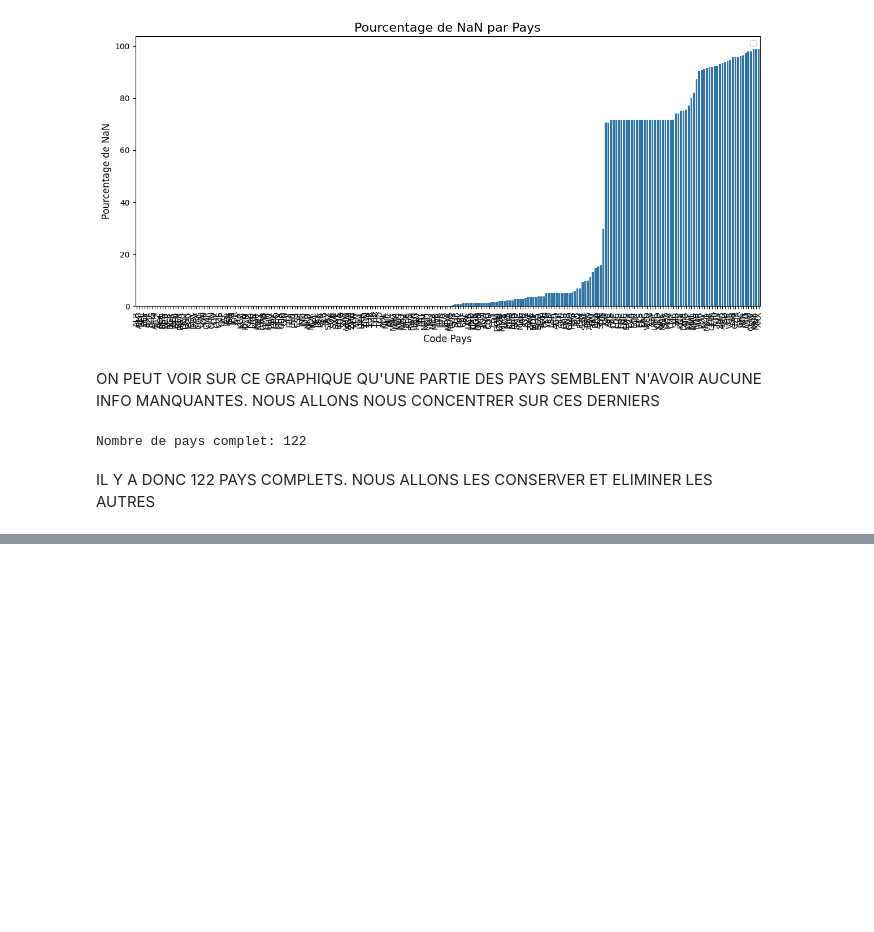
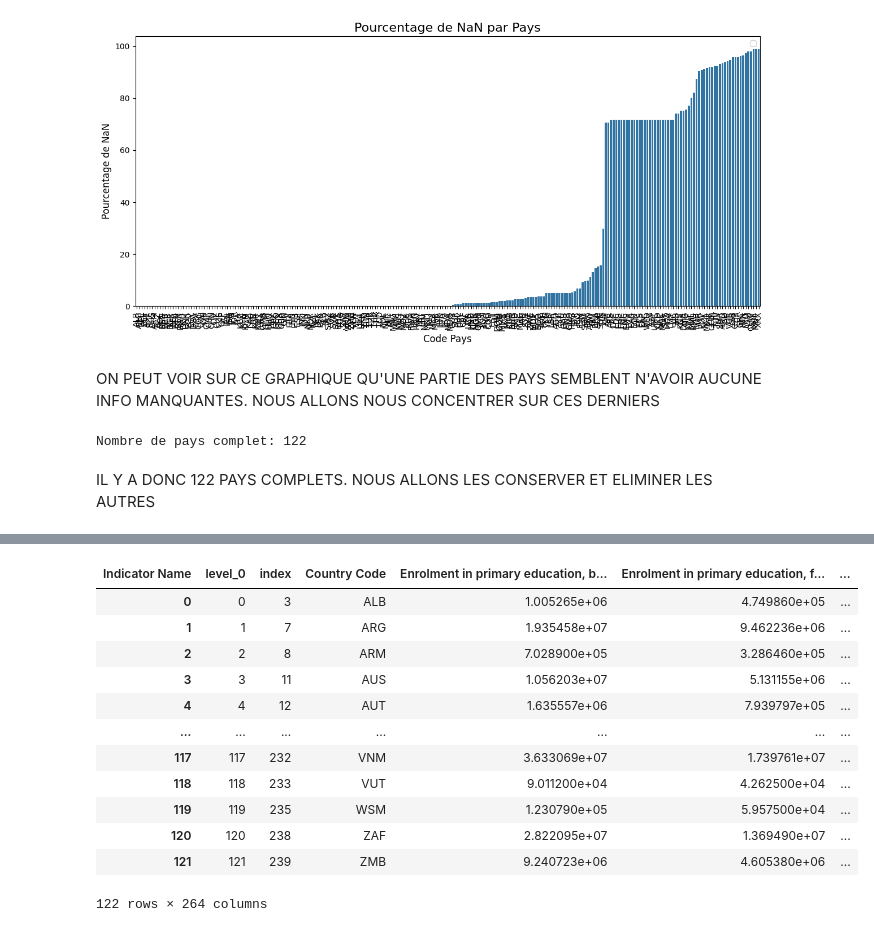
Before and after one commit to EP-portfolio/PROJET_2, a Jupyter notebook: JUPYTER.ipynb, the cells around one changed output, grey strips where cells are left out. Drawn from its saved outputs; the diff is of its cells as text; code cells hidden in the pictures; blank space fills up the shorter version.

```diff
--- a/JUPYTER.ipynb
+++ b/JUPYTER.ipynb
@@ -707,0 +715,17 @@ DF_pivot.head()
+# %%
+DF_pivot=DF_pivot.reset_index()
+DF_pivot
+# %% [output]
+| Indicator Name | level_0 | index | Country Code | Enrolment in primary education, b... | Enrolment in primary education, f... | ... |
+| 0 | 0 | 3 | ALB | 1.005265e+06 | 4.749860e+05 | ... |
+| 1 | 1 | 7 | ARG | 1.935458e+07 | 9.462236e+06 | ... |
+| 2 | 2 | 8 | ARM | 7.028900e+05 | 3.286460e+05 | ... |
+| 3 | 3 | 11 | AUS | 1.056203e+07 | 5.131155e+06 | ... |
+| 4 | 4 | 12 | AUT | 1.635557e+06 | 7.939797e+05 | ... |
+| ... | ... | ... | ... | ... | ... | ... |
+| 117 | 117 | 232 | VNM | 3.633069e+07 | 1.739761e+07 | ... |
+| 118 | 118 | 233 | VUT | 9.011200e+04 | 4.262500e+04 | ... |
+| 119 | 119 | 235 | WSM | 1.230790e+05 | 5.957500e+04 | ... |
+| 120 | 120 | 238 | ZAF | 2.822095e+07 | 1.369490e+07 | ... |
+| 121 | 121 | 239 | ZMB | 9.240723e+06 | 4.605380e+06 | ... |
+122 rows × 264 columns
```
Also changed, not shown: parts of 11 cells of this notebook.
